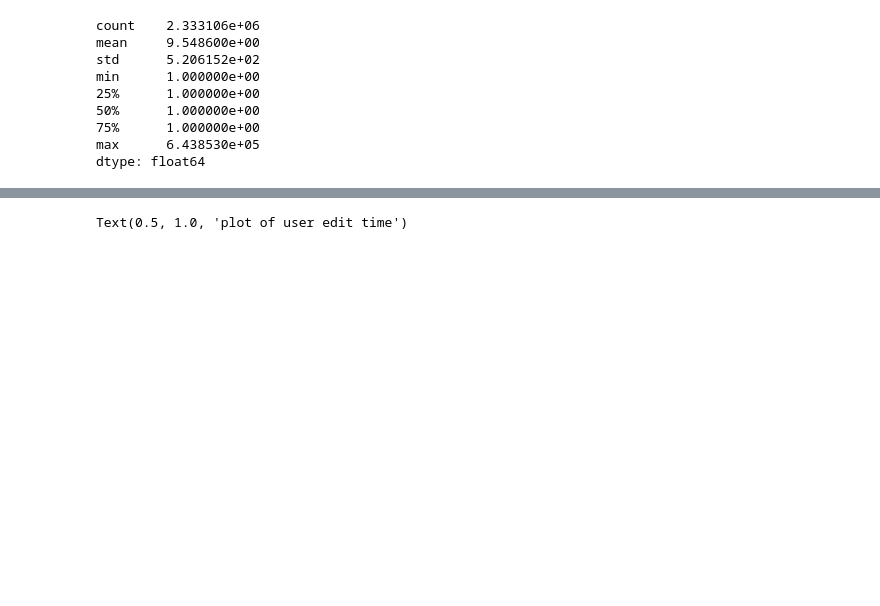
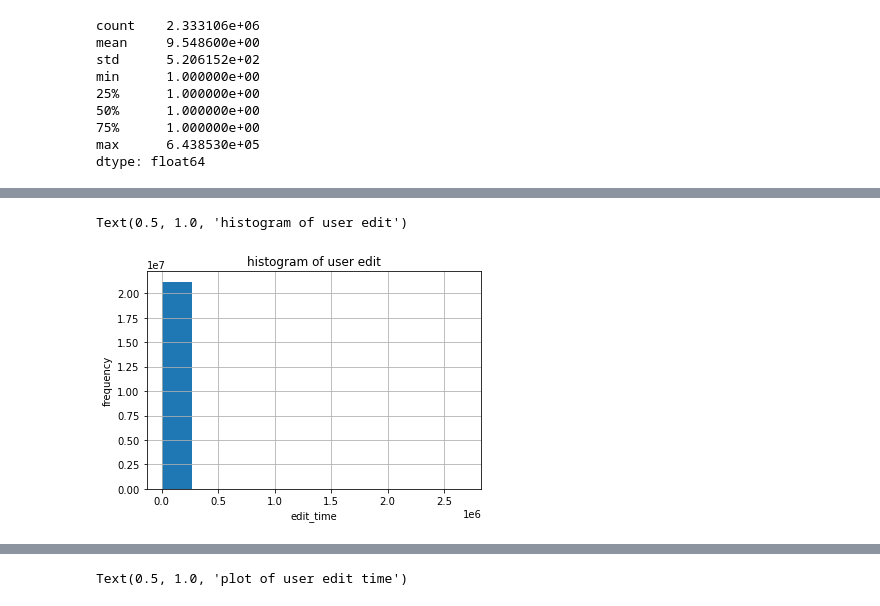
Before and after one commit to YihengYe/DSC180A-replication, a Jupyter notebook: notebooks/eda.ipynb, the cells around one changed output, grey strips where cells are left out. Drawn from its saved outputs; the diff is of its cells as text; code cells hidden in the pictures; blank space fills up the shorter version.

```diff
--- a/notebooks/eda.ipynb
+++ b/notebooks/eda.ipynb
@@ -300,3 +300,5 @@ min      1.000000e+00
 75%      1.000000e+00
 max      6.438530e+05
 dtype: float64
+# %%
+user_e.sort_values(ascending=False, inplace=True)
@@ -302,0 +335,8 @@ dtype: float64
+# %%
+user_e.hist()
+plt.xlabel('edit_time')
+plt.ylabel('frequency')
+plt.title('histogram of user edit')
+# %% [output]
+Text(0.5, 1.0, 'histogram of user edit')
+[figure, added]
```
Also changed, not shown: parts of 20 cells of this notebook, 4 other files.
